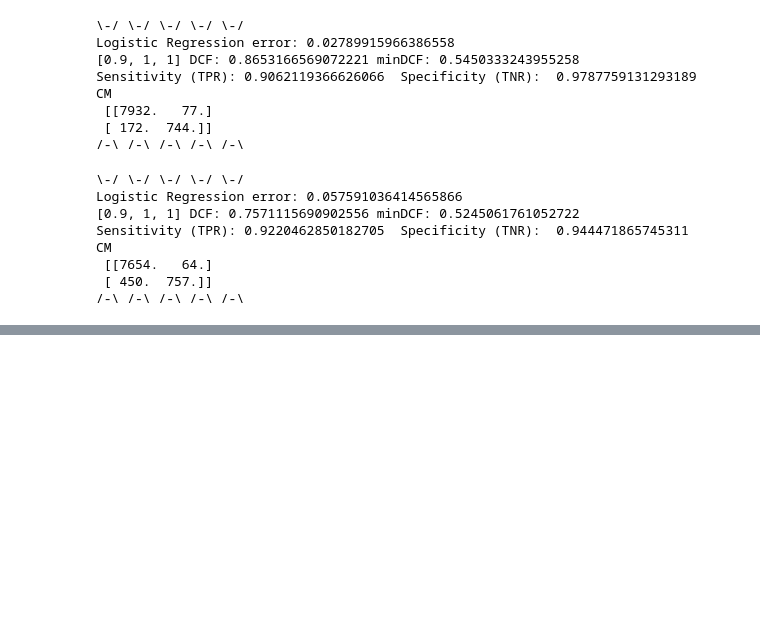
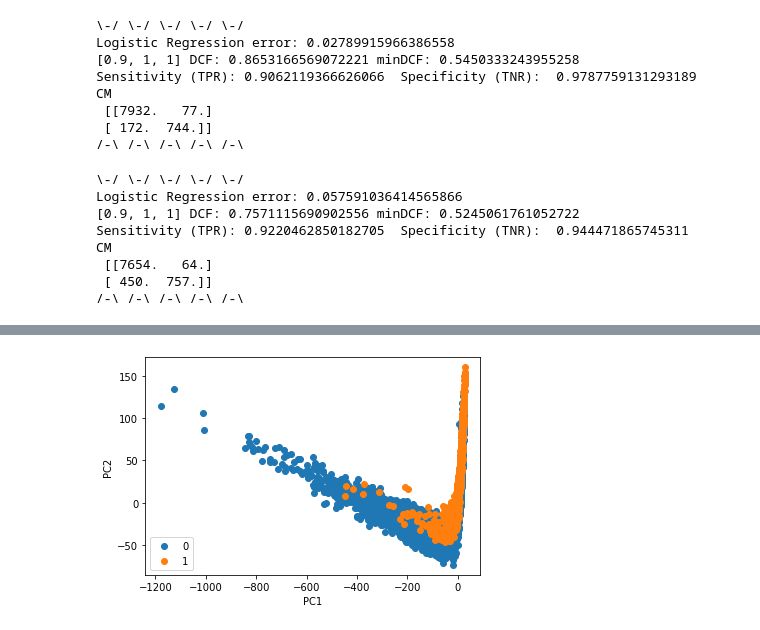
Before and after one commit to franzhd/Pulsar_project, a Jupyter notebook: Jupyter_notebook/Logistic_Regression.ipynb, the cells around one changed output, grey strips where cells are left out. Cells and saved outputs as stored; diff of their text form; code cells hidden in the pictures; blank space fills up the shorter version.

```diff
--- a/Jupyter_notebook/Logistic_Regression.ipynb
+++ b/Jupyter_notebook/Logistic_Regression.ipynb
@@ -409,0 +293,4 @@ CM
+# %%
+Data_pca = ml.PCA(Data, label, U, 5)
+# %% [output]
+[figure, added]
```
Also changed, not shown: parts of 17 cells of this notebook, 5 other files.
